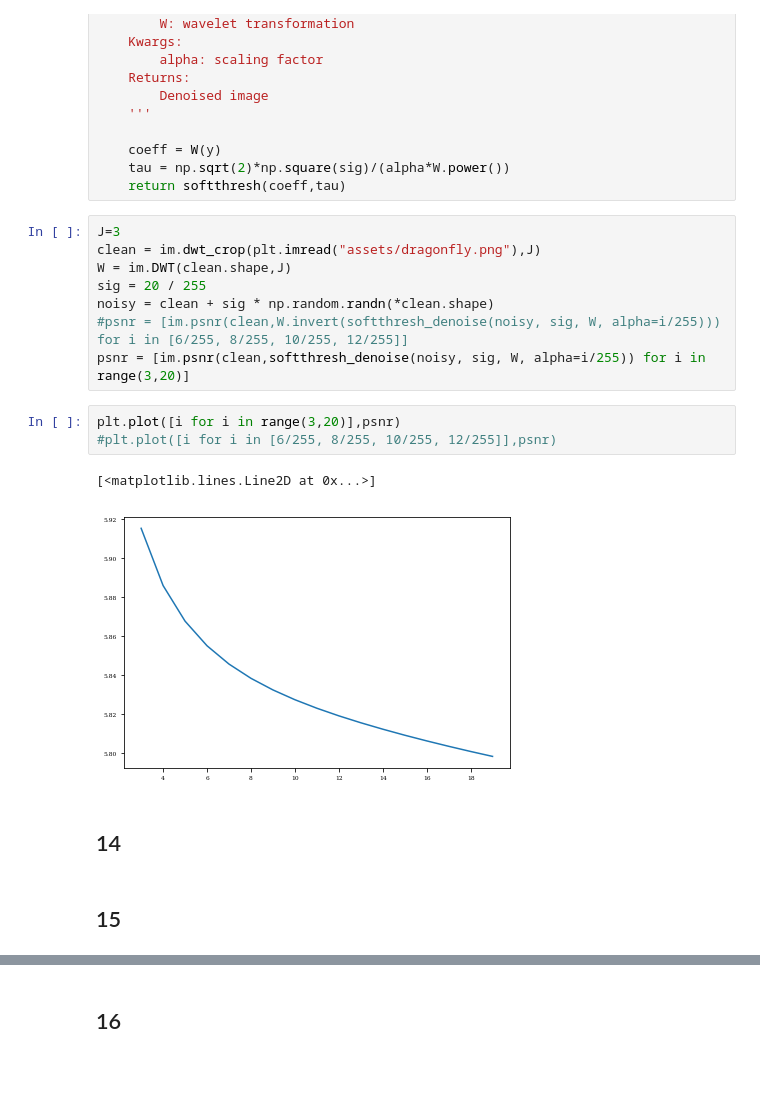
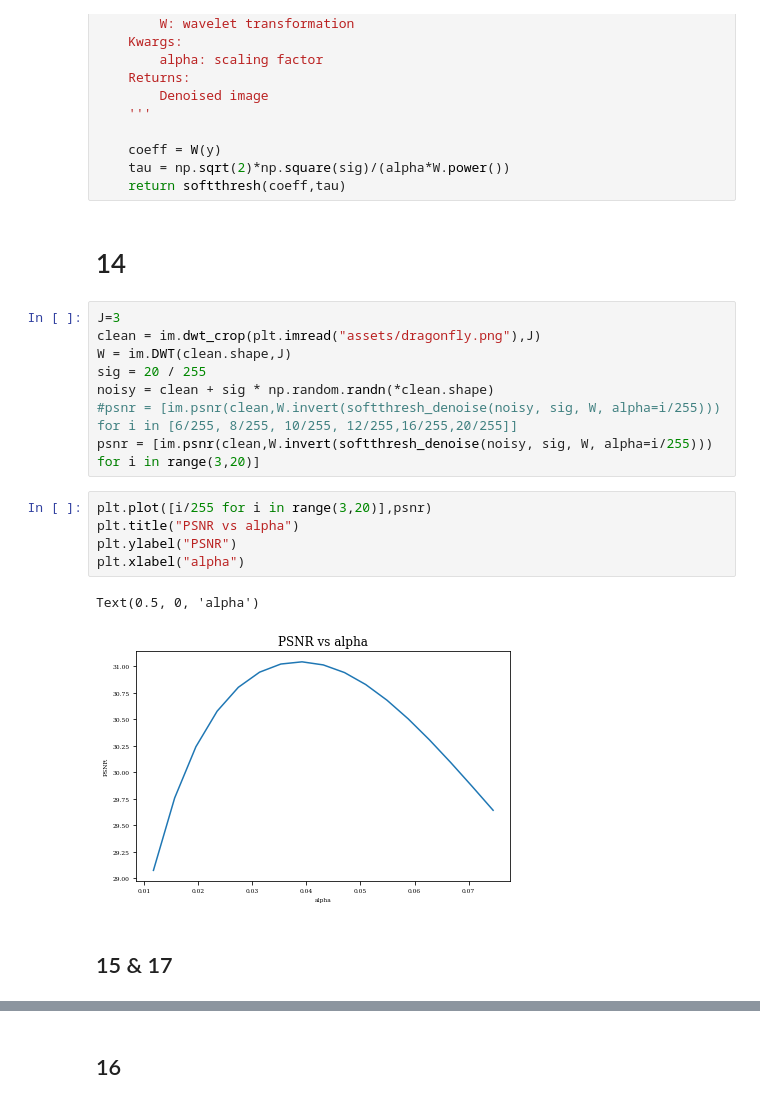
Before and after one commit to UnnikrishnanSivaprasad/ECE285IVR, a Jupyter notebook: ECE285IVR-ProjectC.ipynb, the cells around one changed output, grey strips where cells are left out. Saved outputs shown, nothing was run; the diff lists cells and outputs as text; blank space fills up the shorter version.

```diff
--- a/ECE285IVR-ProjectC.ipynb
+++ b/ECE285IVR-ProjectC.ipynb
@@ -180,21 +175,23 @@ def softthresh_denoise(y, sig, W, alpha=10/255):
     coeff = W(y)
     tau = np.sqrt(2)*np.square(sig)/(alpha*W.power())
     return softthresh(coeff,tau)
+# %% [markdown]
+# 14
 # %%
 J=3
 clean = im.dwt_crop(plt.imread("assets/dragonfly.png"),J)
 W = im.DWT(clean.shape,J)
 sig = 20 / 255
 noisy = clean + sig * np.random.randn(*clean.shape)
-#psnr = [im.psnr(clean,W.invert(softthresh_denoise(noisy, sig, W, alpha=i/255))) for i in [6/255, 8/255, 10/255, 12/255]]
-psnr = [im.psnr(clean,softthresh_denoise(noisy, sig, W, alpha=i/255)) for i in range(3,20)]
+#psnr = [im.psnr(clean,W.invert(softthresh_denoise(noisy, sig, W, alpha=i/255))) for i in [6/255, 8/255, 10/255, 12/255,16/255,20/255]]
+psnr = [im.psnr(clean,W.invert(softthresh_denoise(noisy, sig, W, alpha=i/255))) for i in range(3,20)]
 # %%
-plt.plot([i for i in range(3,20)],psnr)
-#plt.plot([i for i in [6/255, 8/255, 10/255, 12/255]],psnr)
+plt.plot([i/255 for i in range(3,20)],psnr)
+plt.title("PSNR vs alpha")
+plt.ylabel("PSNR")
+plt.xlabel("alpha")
 # %% [output]
-[<matplotlib.lines.Line2D at 0x...>]
+Text(0.5, 0, 'alpha')
-[figure, old version]
+[figure, new version]
-# %% [markdown]
-## 14
 # %% [markdown]
-## 15
+## 15 & 17
```
Also changed, not shown: parts of 24 cells of this notebook.
